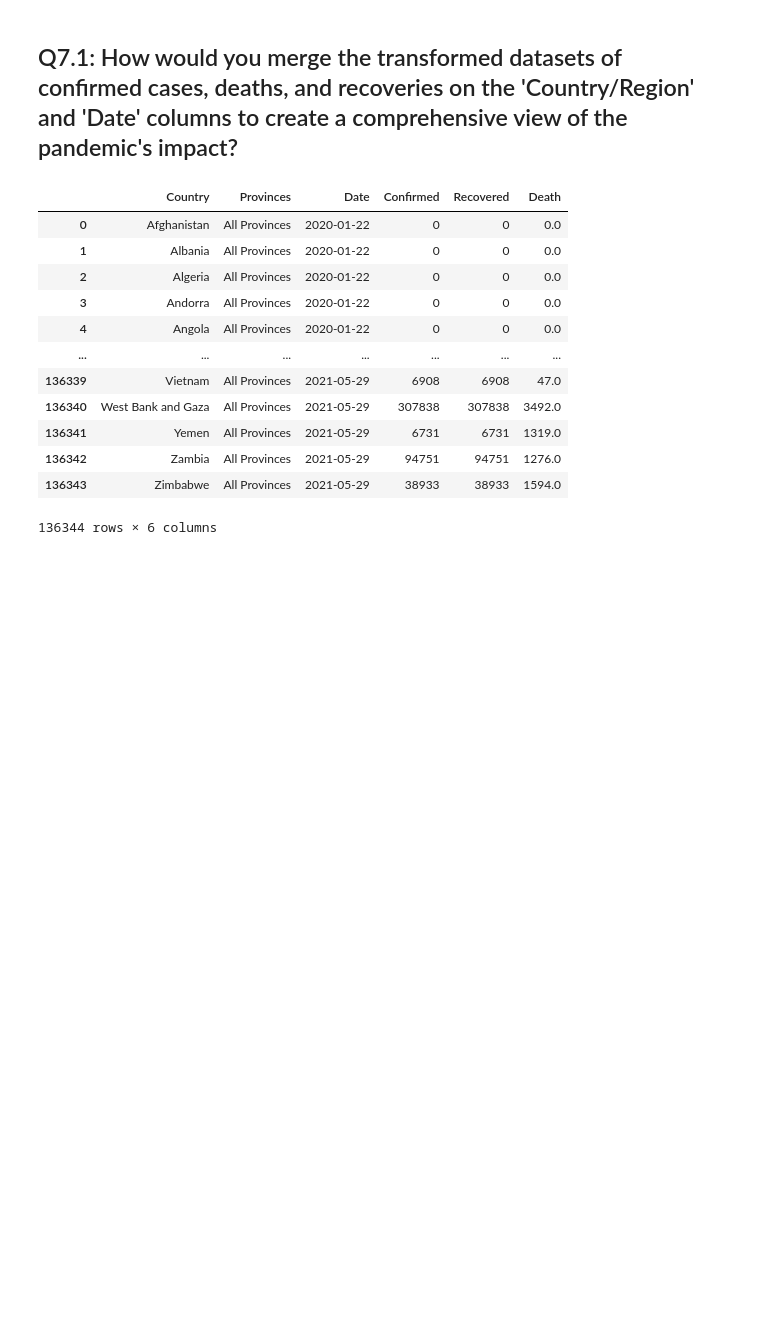
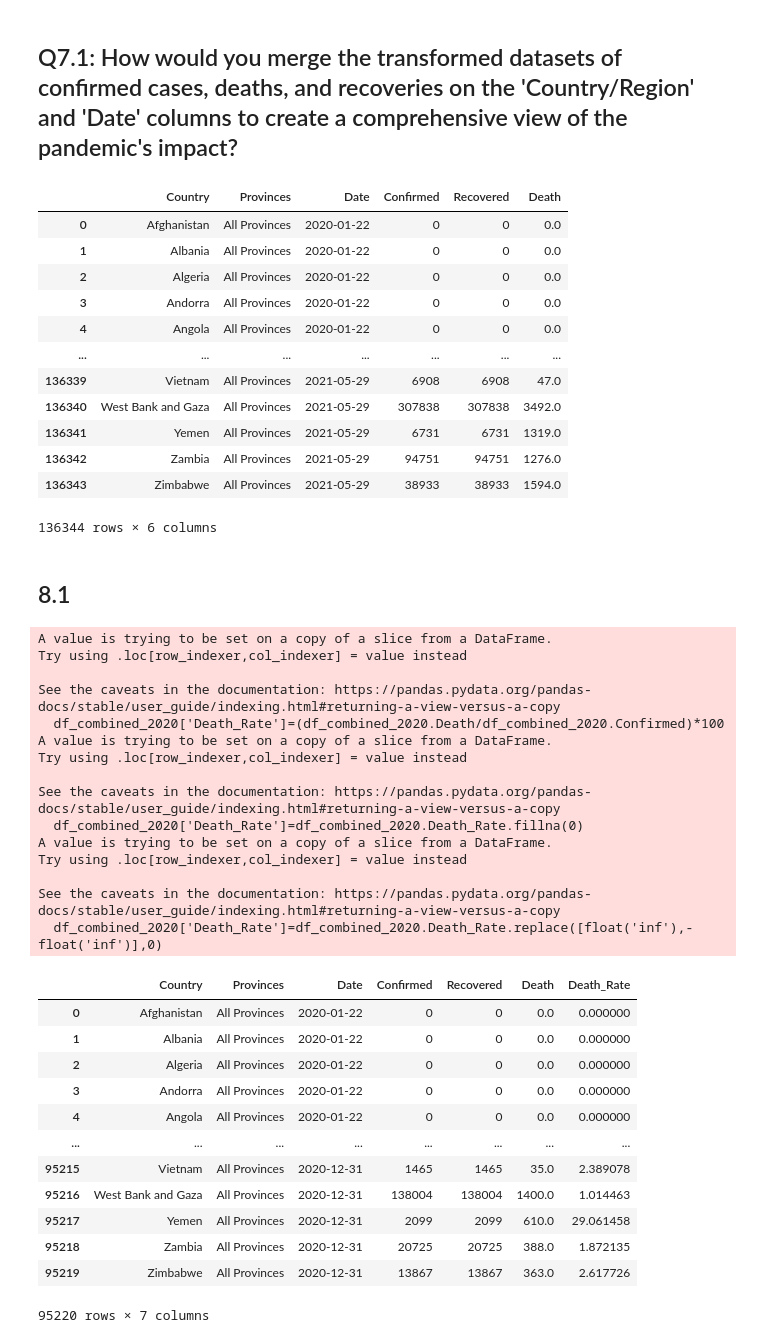
Before and after one commit to AnkitTomar2312/Covid19_CaseStudy, a Jupyter notebook: main.ipynb, the cells around one changed output. Cells and saved outputs as stored; diff of their text form; code cells hidden in the pictures; blank space fills up the shorter version.

```diff
--- a/main.ipynb
+++ b/main.ipynb
@@ -327,3 +327,40 @@ df_combined
 | 136342 | Zambia | All Provinces | 2021-05-29 | 94751 | 94751 | 1276.0 |
 | 136343 | Zimbabwe | All Provinces | 2021-05-29 | 38933 | 38933 | 1594.0 |
 136344 rows × 6 columns
+# %% [markdown]
+## 8.1
+# %%
+df_combined_2020=df_combined[df_combined.Date.dt.year==2020]
+df_combined_2020['Death_Rate']=(df_combined_2020.Death/df_combined_2020.Confirmed)*100
+df_combined_2020['Death_Rate']=df_combined_2020.Death_Rate.fillna(0)
+df_combined_2020['Death_Rate']=df_combined_2020.Death_Rate.replace([float('inf'),-float('inf')],0)
+df_combined_2020
+# %% [output]
+A value is trying to be set on a copy of a slice from a DataFrame.
+Try using .loc[row_indexer,col_indexer] = value instead
+
+See the caveats in the documentation: https://pandas.pydata.org/pandas-docs/stable/user_guide/indexing.html#returning-a-view-versus-a-copy
+  df_combined_2020['Death_Rate']=(df_combined_2020.Death/df_combined_2020.Confirmed)*100
+A value is trying to be set on a copy of a slice from a DataFrame.
+Try using .loc[row_indexer,col_indexer] = value instead
+
+See the caveats in the documentation: https://pandas.pydata.org/pandas-docs/stable/user_guide/indexing.html#returning-a-view-versus-a-copy
+  df_combined_2020['Death_Rate']=df_combined_2020.Death_Rate.fillna(0)
+A value is trying to be set on a copy of a slice from a DataFrame.
+Try using .loc[row_indexer,col_indexer] = value instead
+
+See the caveats in the documentation: https://pandas.pydata.org/pandas-docs/stable/user_guide/indexing.html#returning-a-view-versus-a-copy
+  df_combined_2020['Death_Rate']=df_combined_2020.Death_Rate.replace([float('inf'),-float('inf')],0)
+|  | Country | Provinces | Date | Confirmed | Recovered | Death | Death_Rate |
+| 0 | Afghanistan | All Provinces | 2020-01-22 | 0 | 0 | 0.0 | 0.000000 |
+| 1 | Albania | All Provinces | 2020-01-22 | 0 | 0 | 0.0 | 0.000000 |
+| 2 | Algeria | All Provinces | 2020-01-22 | 0 | 0 | 0.0 | 0.000000 |
+| 3 | Andorra | All Provinces | 2020-01-22 | 0 | 0 | 0.0 | 0.000000 |
+| 4 | Angola | All Provinces | 2020-01-22 | 0 | 0 | 0.0 | 0.000000 |
+| ... | ... | ... | ... | ... | ... | ... | ... |
+| 95215 | Vietnam | All Provinces | 2020-12-31 | 1465 | 1465 | 35.0 | 2.389078 |
+| 95216 | West Bank and Gaza | All Provinces | 2020-12-31 | 138004 | 138004 | 1400.0 | 1.014463 |
+| 95217 | Yemen | All Provinces | 2020-12-31 | 2099 | 2099 | 610.0 | 29.061458 |
+| 95218 | Zambia | All Provinces | 2020-12-31 | 20725 | 20725 | 388.0 | 1.872135 |
+| 95219 | Zimbabwe | All Provinces | 2020-12-31 | 13867 | 13867 | 363.0 | 2.617726 |
+95220 rows × 7 columns
```
